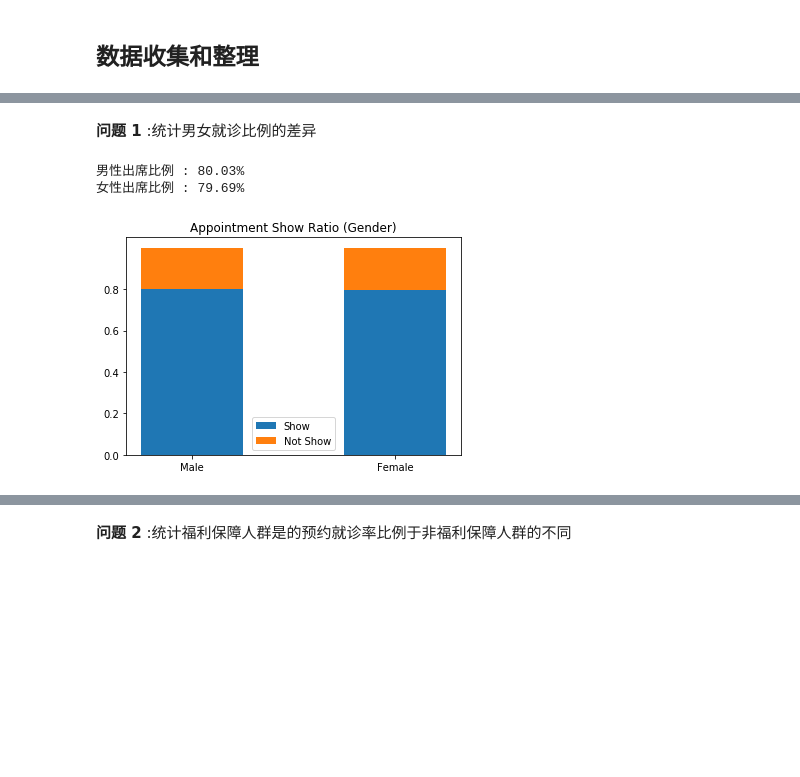
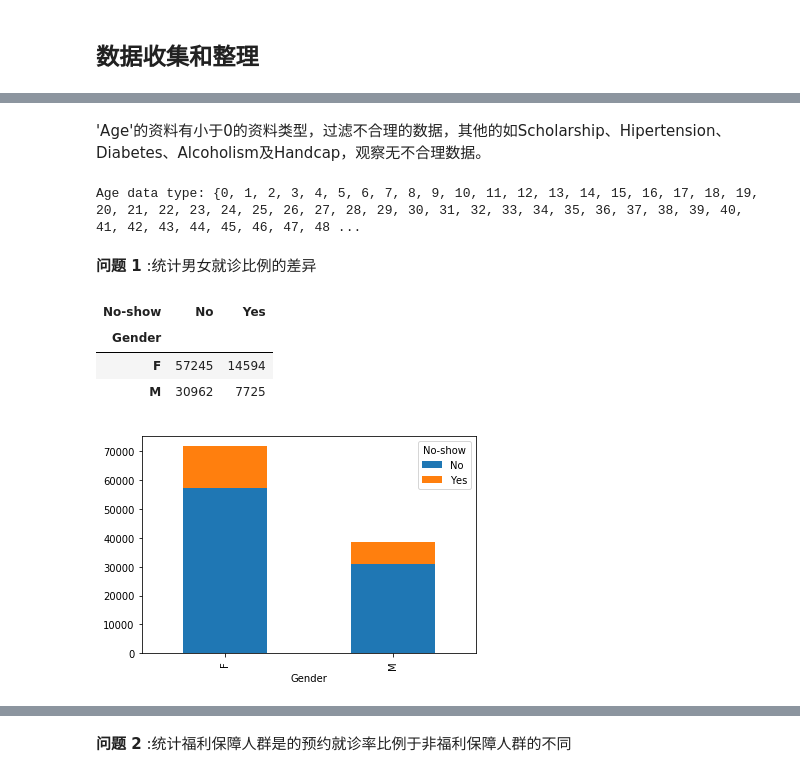
Before and after one commit to andy74911/Udacity, a Jupyter notebook: Machine Learning (Junior)/探索数据集/于巴西未前往就诊的挂号预约探讨.ipynb, the cells around one changed output, grey strips where cells are left out. Saved outputs shown, nothing was run; the diff lists cells and outputs as text; code cells hidden in the pictures; blank space fills up the shorter version.

```diff
--- a/Machine Learning (Junior)/探索数据集/于巴西未前往就诊的挂号预约探讨.ipynb
+++ b/Machine Learning (Junior)/探索数据集/于巴西未前往就诊的挂号预约探讨.ipynb
@@ -66,20 +65,20 @@ def draw_plot(top, bottom, title, x_label, legend):
+# %% [markdown]
+'Age'的资料有小于0的资料类型，过滤不合理的数据，其他的如Scholarship、Hipertension、Diabetes、Alcoholism及Handcap，观察无不合理数据。
+# %%
+df= df[df.Age >= 0]
+print('Age data type: {}'.format(set(df['Age'])))
+# %% [output]
+Age data type: {0, 1, 2, 3, 4, 5, 6, 7, 8, 9, 10, 11, 12, 13, 14, 15, 16, 17, 18, 19, 20, 21, 22, 23, 24, 25, 26, 27, 28, 29, 30, 31, 32, 33, 34, 35, 36, 37, 38, 39, 40, 41, 42, 43, 44, 45, 46, 47, 48 ...
 # %% [markdown]
 **问题 1** :统计男女就诊比例的差异
-# %%
-df_gen_m = df[df['Gender'] == 'M']
-df_gen_f = df[df['Gender'] == 'F']
-show_m = df_gen_m.groupby('No-show')['PatientId'].count()
-show_f = df_gen_f.groupby('No-show')['PatientId'].count()
-show_sum = [sum(show_m), sum(show_f)]
-show_yes = [show_m['No']/show_sum[0], show_f['No']/show_sum[1]]
-show_no = [show_m['Yes']/show_sum[0], show_f['Yes']/show_sum[1]]
-print('男性出席比例 : {:.2%}'.format(show_yes[0]))
-print('女性出席比例 : {:.2%}'.format(show_yes[1]))
-title = 'Appointment Show Ratio (Gender)'
-x_label = ['Male', 'Female']
-legend = ['Show' ,'Not Show']
-draw_plot(show_yes, show_no ,title, x_label,legend )
-# %% [output]
-男性出席比例 : 80.03%
-女性出席比例 : 79.69%
-[figure, removed]
+# %%
+df['show_bool'] = df['No-show'].map({'Yes':0, 'No':1})
+gender_show = df.groupby(['Gender','No-show'])['PatientId'].count()
+gender_show.unstack().plot(kind = 'bar', stacked = 'True')
+gender_show.unstack()
+# %% [output]
+| No-show | No | Yes |
+| Gender |  |  |
+| F | 57245 | 14594 |
+| M | 30962 | 7725 |
+[figure, added]
```
Also changed, not shown: parts of 24 cells of this notebook, 1 other file.
